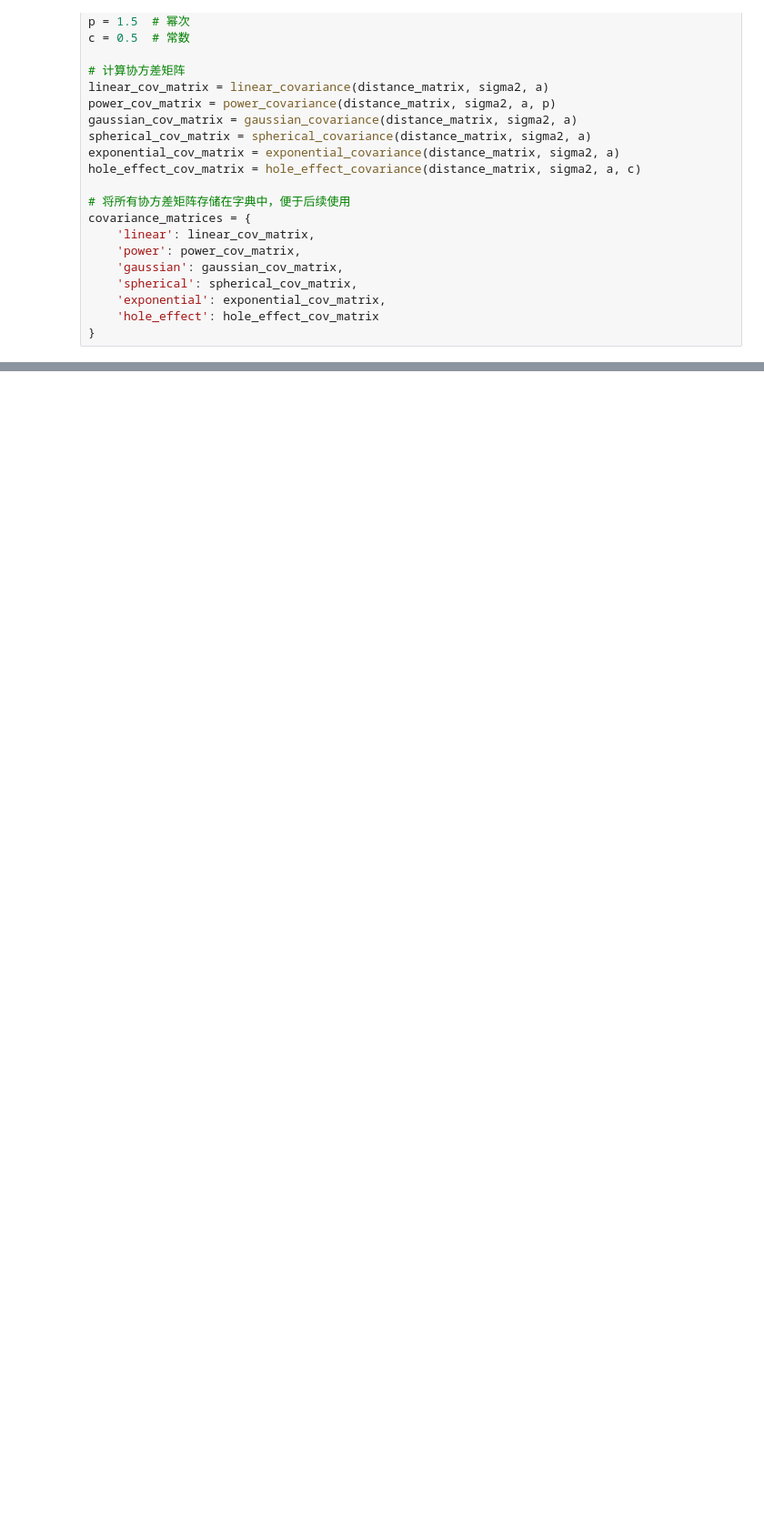
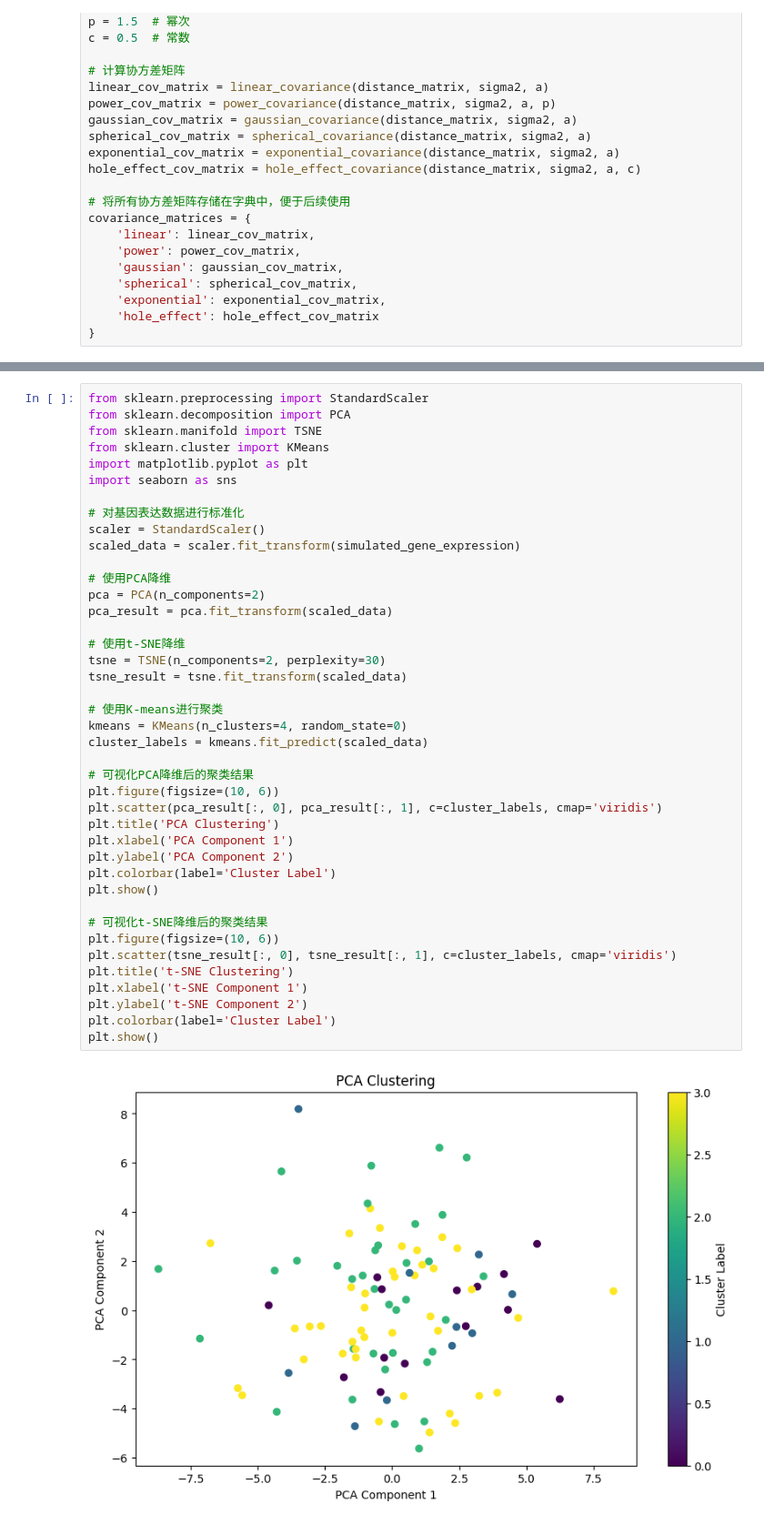
Before and after one commit to SperanzaTY/Kriging-imputing-for-missing-gene-expression, a Jupyter notebook: notebook.ipynb, the cells around one changed output, grey strips where cells are left out. Shown at 91% size. Drawn from its saved outputs; the diff is of its cells as text; blank space fills up the shorter version.

```diff
--- a/notebook.ipynb
+++ b/notebook.ipynb
@@ -888,0 +1170,43 @@ covariance_matrices = {
+# %%
+from sklearn.preprocessing import StandardScaler
+from sklearn.decomposition import PCA
+from sklearn.manifold import TSNE
+from sklearn.cluster import KMeans
+import matplotlib.pyplot as plt
+import seaborn as sns
+
+# 对基因表达数据进行标准化
+scaler = StandardScaler()
+scaled_data = scaler.fit_transform(simulated_gene_expression)
+
+# 使用PCA降维
+pca = PCA(n_components=2)
+pca_result = pca.fit_transform(scaled_data)
+
+# 使用t-SNE降维
+tsne = TSNE(n_components=2, perplexity=30)
+tsne_result = tsne.fit_transform(scaled_data)
+
+# 使用K-means进行聚类
+kmeans = KMeans(n_clusters=4, random_state=0)
+cluster_labels = kmeans.fit_predict(scaled_data)
+
+# 可视化PCA降维后的聚类结果
+plt.figure(figsize=(10, 6))
+plt.scatter(pca_result[:, 0], pca_result[:, 1], c=cluster_labels, cmap='viridis')
+plt.title('PCA Clustering')
+plt.xlabel('PCA Component 1')
+plt.ylabel('PCA Component 2')
+plt.colorbar(label='Cluster Label')
+plt.show()
+
+# 可视化t-SNE降维后的聚类结果
+plt.figure(figsize=(10, 6))
+plt.scatter(tsne_result[:, 0], tsne_result[:, 1], c=cluster_labels, cmap='viridis')
+plt.title('t-SNE Clustering')
+plt.xlabel('t-SNE Component 1')
+plt.ylabel('t-SNE Component 2')
+plt.colorbar(label='Cluster Label')
+plt.show()
+# %% [output]
+[figure, added]
```
Also changed, not shown: parts of 39 cells of this notebook.
